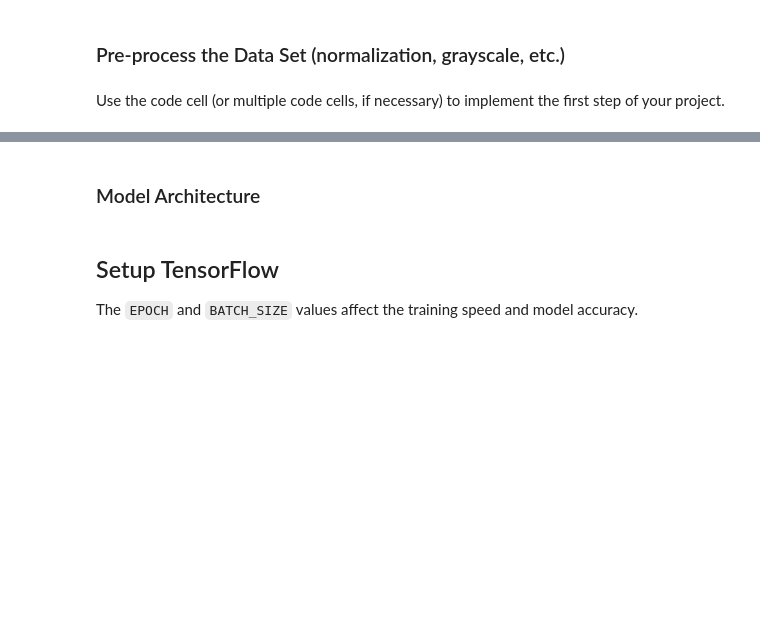
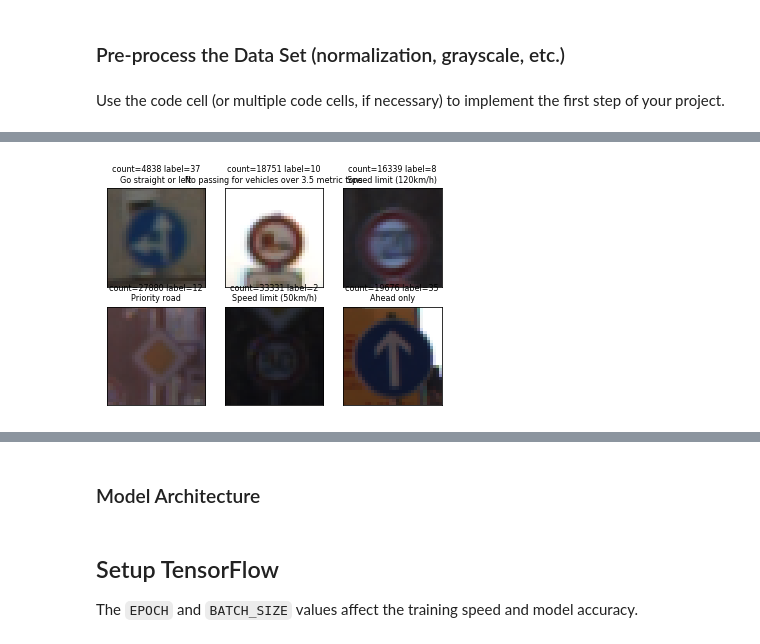
Before and after one commit to alexvogel/traffic-sign-classification, a Jupyter notebook: Traffic_Sign_Classifier.ipynb, the cells around one changed output, grey strips where cells are left out. Drawn from its saved outputs; the diff is of its cells as text; code cells hidden in the pictures; blank space fills up the shorter version.

```diff
--- a/Traffic_Sign_Classifier.ipynb
+++ b/Traffic_Sign_Classifier.ipynb
@@ -182,0 +171,2 @@ TypeError: Invalid dimensions for image data
+# %%
+TARGET_COUNT_PER_SIGN_TYPE = 2000
@@ -182,0 +277,45 @@ TypeError: Invalid dimensions for image data
+# %%
+
+def augment(x, y):
+    print("count images: ", len(x))
+    print(x.shape)
+
+    # Rotation
+    for angle in (-1, 1, -2, 2):
+        x, y = rotate_scale(x, y, angle, 1.05)
+        print("count images: ", len(x))
+
+    # Zoom in
+    for scale in (1.05, 1.10):
+        x, y = rotate_scale(x, y, 0., scale)
+        print("count images: ", len(x))
+
+    # Translate
+    for transl in ([1., 0.], [-1., 0.], [0., 1.], [0., -1.]):
+        x, y = translate(x, y, transl[0], transl[1])
+        print("count images: ", len(x))
+
+    return(x, y)
+
+if (False):
+    X_train, y_train = augment(X_train, y_train)
+# %%
+### Data exploration visualization code goes here.
+### Feel free to use as many code cells as needed.
+import matplotlib.pyplot as plt
+import matplotlib.image as mpimg
+import random
+# Visualizations will be shown in the notebook.
+%matplotlib inline
+
+# plotting 6 random traffic signs with #nr and #label
+for i in range(1, 7):
+    nr = random.randrange(0, len(X_train)-1, 1)
+    subplot = plt.subplot(2, 3, i) # equivalent to: plt.subplot(2, 2, 1)
+    subplot.set_xticks(())
+    subplot.set_yticks(())
+
+    plt.imshow(X_train[nr])
+    plt.title('count='+str(nr) + ' label='+str(y_train[nr])+'\n'+idSignname[y_train[nr]], fontsize=8)
+# %% [output]
+[figure, added]
```
Also changed, not shown: parts of 11 cells of this notebook.
